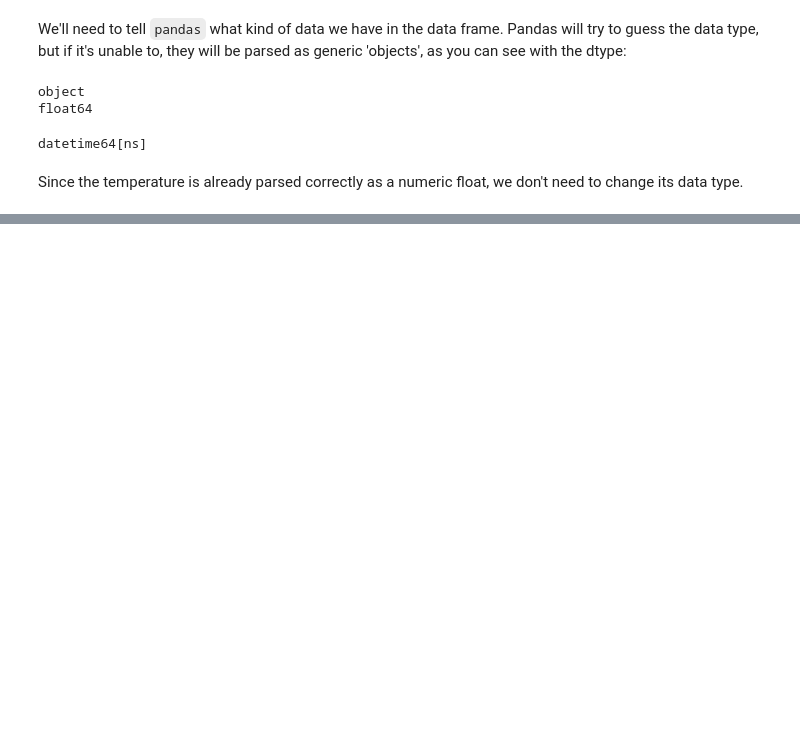
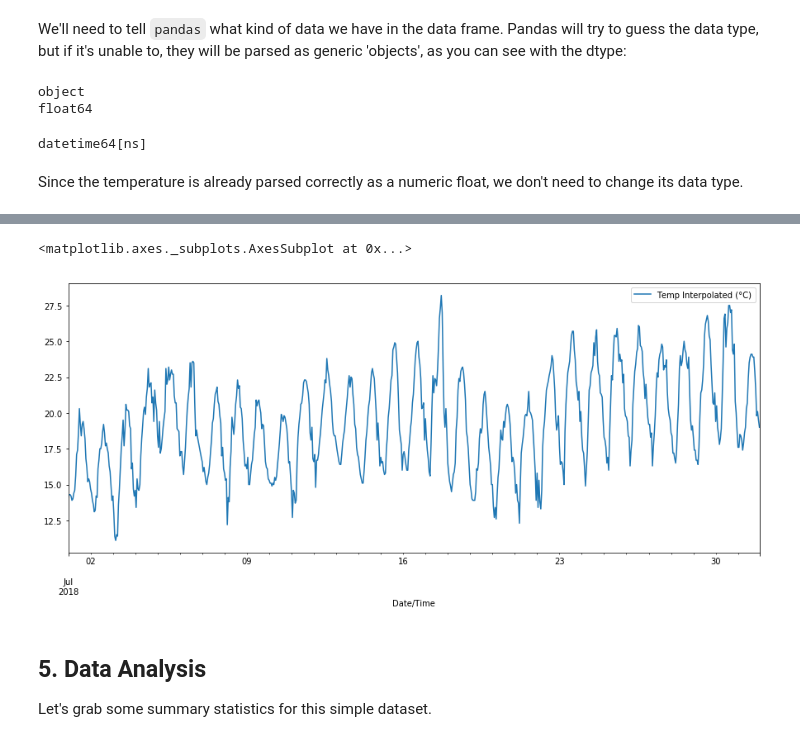
Before and after one commit to OpenChemE/CHBE356, a Jupyter notebook: Notebooks/1. Modelling Chemical Processes/Introduction to Pandas.ipynb, the cells around one changed output, grey strips where cells are left out. Saved outputs shown, nothing was run; the diff lists cells and outputs as text; code cells hidden in the pictures; blank space fills up the shorter version.

```diff
--- a/Notebooks/1. Modelling Chemical Processes/Introduction to Pandas.ipynb
+++ b/Notebooks/1. Modelling Chemical Processes/Introduction to Pandas.ipynb
@@ -98,0 +125,3 @@ data.plot(x='Date/Time', y='Temp (°C)', figsize=(15,6))
+# %%
+data['Temp Interpolated (°C)'] = data['Temp (°C)'].interpolate()
+data.head()
@@ -98,0 +135,9 @@ data.plot(x='Date/Time', y='Temp (°C)', figsize=(15,6))
+# %%
+data.plot(x='Date/Time', y='Temp Interpolated (°C)', figsize=(15,6))
+# %% [output]
+<matplotlib.axes._subplots.AxesSubplot at 0x...>
+[figure, added]
+# %% [markdown]
+## 5. Data Analysis
+
+Let's grab some summary statistics for this simple dataset.
```
Also changed, not shown: parts of 28 cells of this notebook, 1 other file.
